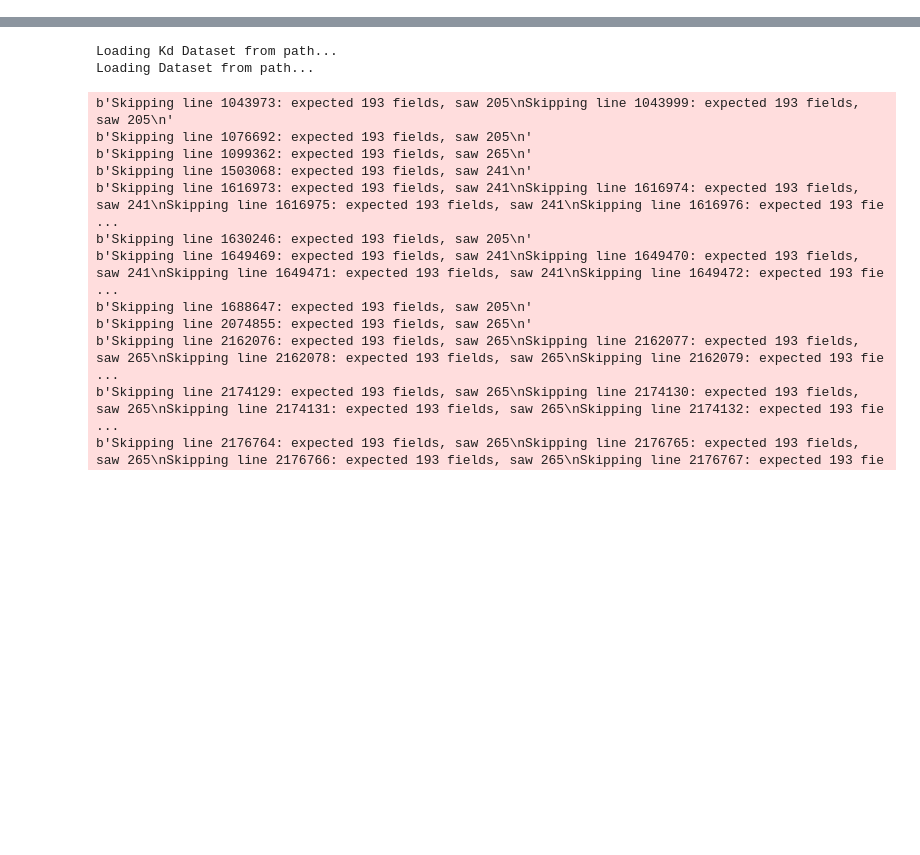
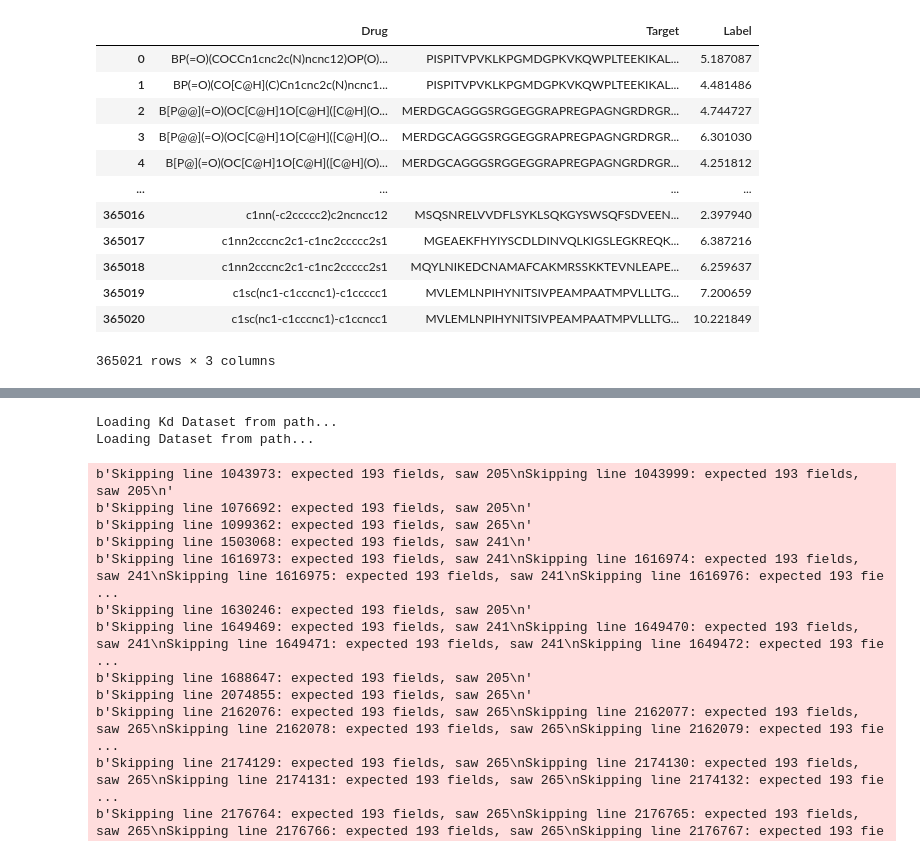
Before and after one commit to hustakin/DeepPurpose, a Jupyter notebook: Processing/Test.ipynb, the cells around one changed output, grey strips where cells are left out. Drawn from its saved outputs; the diff is of its cells as text; code cells hidden in the pictures; blank space fills up the shorter version.

```diff
--- a/Processing/Test.ipynb
+++ b/Processing/Test.ipynb
@@ -13,6 +73,20 @@ df_p = processors.preprocessing_BindingDB_kdki('./data/BindingDB_All.tsv')
 # %%
-df_p.to_csv('./result/kdki_dataset_aggregate.csv', index=False)
+df_p.to_csv('./data/kdki_dataset_aggregate.csv', index=False)
 df_p
+# %% [output]
+|  | Drug | Target | Label |
+| 0 | BP(=O)(COCCn1cnc2c(N)ncnc12)OP(O)... | PISPITVPVKLKPGMDGPKVKQWPLTEEKIKAL... | 5.187087 |
+| 1 | BP(=O)(CO[C@H](C)Cn1cnc2c(N)ncnc1... | PISPITVPVKLKPGMDGPKVKQWPLTEEKIKAL... | 4.481486 |
+| 2 | B[P@@](=O)(OC[C@H]1O[C@H]([C@H](O... | MERDGCAGGGSRGGEGGRAPREGPAGNGRDRGR... | 4.744727 |
+| 3 | B[P@@](=O)(OC[C@H]1O[C@H]([C@H](O... | MERDGCAGGGSRGGEGGRAPREGPAGNGRDRGR... | 6.301030 |
+| 4 | B[P@](=O)(OC[C@H]1O[C@H]([C@H](O)... | MERDGCAGGGSRGGEGGRAPREGPAGNGRDRGR... | 4.251812 |
+| ... | ... | ... | ... |
+| 365016 | c1nn(-c2ccccc2)c2ncncc12 | MSQSNRELVVDFLSYKLSQKGYSWSQFSDVEEN... | 2.397940 |
+| 365017 | c1nn2cccnc2c1-c1nc2ccccc2s1 | MGEAEKFHYIYSCDLDINVQLKIGSLEGKREQK... | 6.387216 |
+| 365018 | c1nn2cccnc2c1-c1nc2ccccc2s1 | MQYLNIKEDCNAMAFCAKMRSSKKTEVNLEAPE... | 6.259637 |
+| 365019 | c1sc(nc1-c1cccnc1)-c1ccccc1 | MVLEMLNPIHYNITSIVPEAMPAATMPVLLLTG... | 7.200659 |
+| 365020 | c1sc(nc1-c1cccnc1)-c1ccncc1 | MVLEMLNPIHYNITSIVPEAMPAATMPVLLLTG... | 10.221849 |
+365021 rows × 3 columns
 # %%
 %matplotlib inline
 
```
Also changed, not shown: parts of 4 cells of this notebook, 14 other files.
